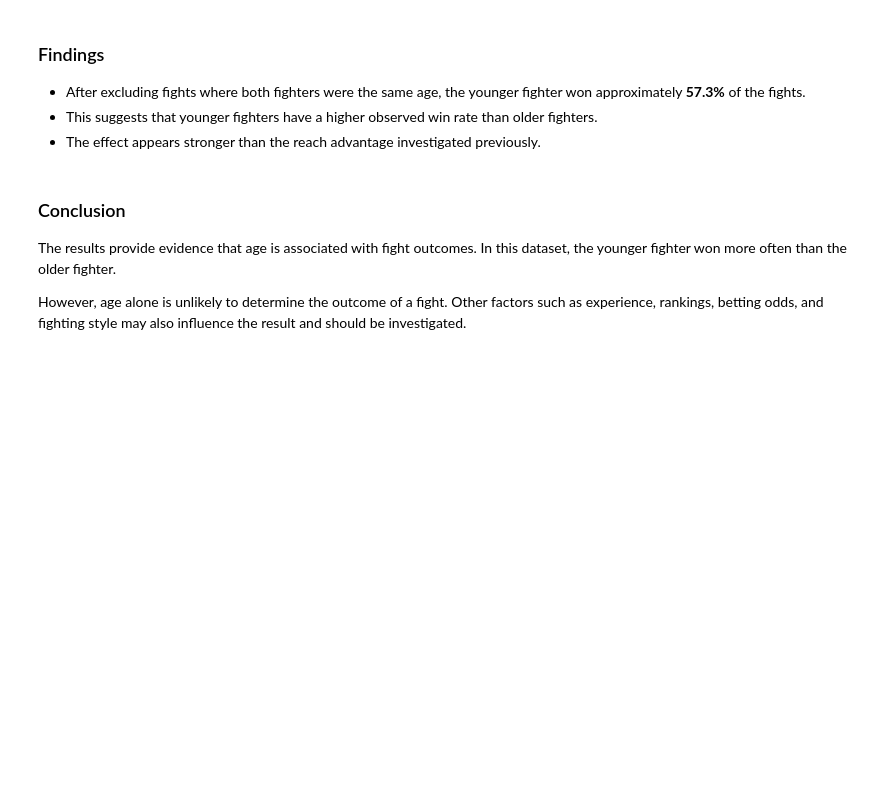
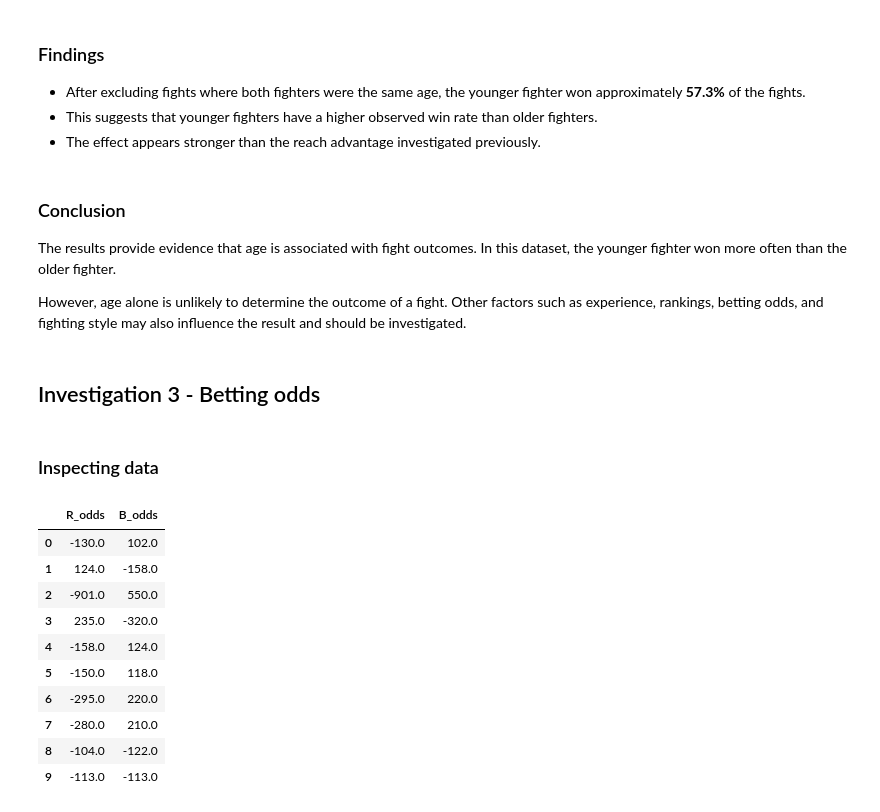
Before and after one commit to PrithviKaushik/fight-sense, a Jupyter notebook: notebooks/02_exploratory_data_analysis.ipynb, the cells around one changed output. Drawn from its saved outputs; the diff is of its cells as text; code cells hidden in the pictures; blank space fills up the shorter version.

```diff
--- a/notebooks/02_exploratory_data_analysis.ipynb
+++ b/notebooks/02_exploratory_data_analysis.ipynb
@@ -165,3 +178,21 @@ print(younger_fighter_win_rate)
 The results provide evidence that age is associated with fight outcomes. In this dataset, the younger fighter won more often than the older fighter.
 
 However, age alone is unlikely to determine the outcome of a fight. Other factors such as experience, rankings, betting odds, and fighting style may also influence the result and should be investigated.
+# %% [markdown]
+## Investigation 3 - Betting odds
+# %% [markdown]
+### Inspecting data
+# %%
+ufc_data[['R_odds', 'B_odds']].head(10)
+# %% [output]
+|  | R_odds | B_odds |
+| 0 | -130.0 | 102.0 |
+| 1 | 124.0 | -158.0 |
+| 2 | -901.0 | 550.0 |
+| 3 | 235.0 | -320.0 |
+| 4 | -158.0 | 124.0 |
+| 5 | -150.0 | 118.0 |
+| 6 | -295.0 | 220.0 |
+| 7 | -280.0 | 210.0 |
+| 8 | -104.0 | -122.0 |
+| 9 | -113.0 | -113.0 |
```
Also changed, not shown: parts of 26 cells of this notebook.
